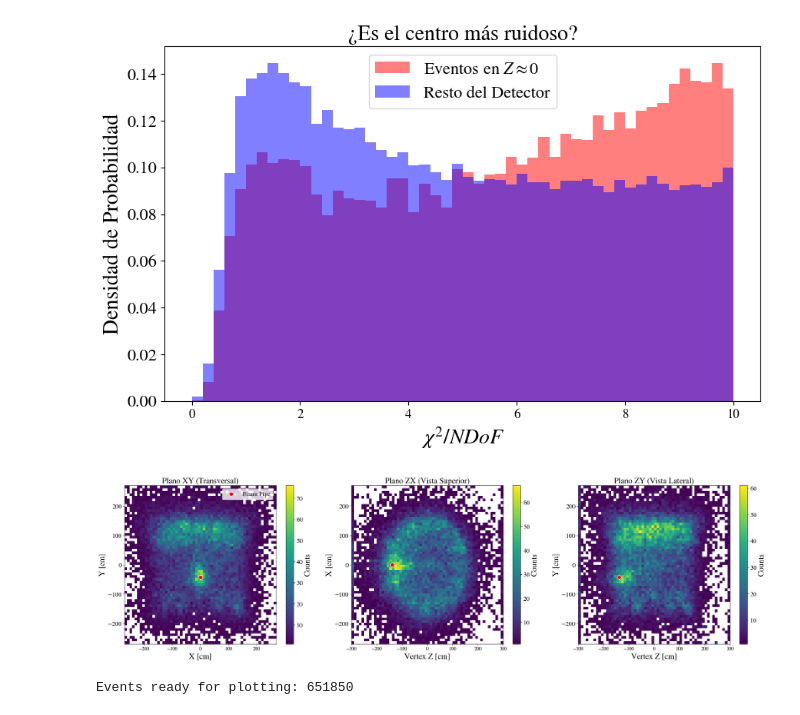
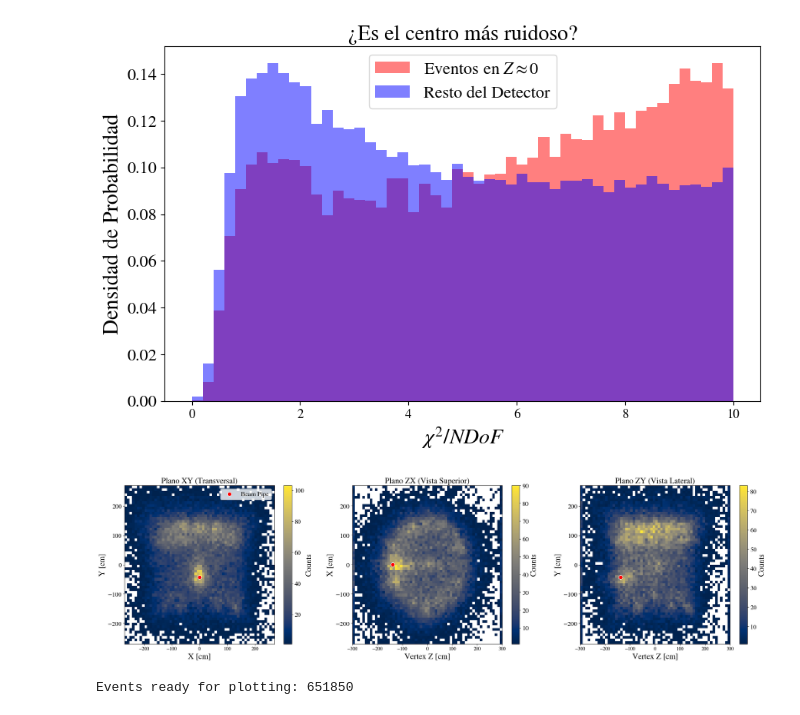
Before and after one commit to elenaramos44/9Li_analysis, a Jupyter notebook: notebooks/multilat_vertex.ipynb, the cells around one changed output. Saved outputs shown, nothing was run; the diff lists cells and outputs as text; code cells hidden in the pictures.

```diff
--- a/notebooks/multilat_vertex.ipynb
+++ b/notebooks/multilat_vertex.ipynb
@@ -33,7 +33,7 @@ sys.path.append(f"{root_path}/lib")
 os.environ["WCSIM_BUILD_DIR"] = "/scratch/elena/wcsim-install"
 os.environ["BONSAIDIR"] = "/scratch/elena/bonsai"
 
-# --- 2. CUSTOM SCRIPT IMPORTS ---
+
 sys.path.append("/scratch/elena/9Li/scripts")
 import functions_bonsai
 import functions_multilateration
@@ -47,14 +47,11 @@ processed_files = sorted(glob(f"{processed_folder}/*.pkl"))
 
 print(f"Found {len(processed_files)} processed files.")
 
-# ... (mantén tus imports y configuración de entorno igual)
-
 if len(processed_files) > 0:
-    # 1. GEOMETRY (UNCHANGED)
     geo_data = functions_bonsai.get_geo_mapping()
     lookup = functions_bonsai.build_lookup_table(geo_data)
 
-    # 2. LOAD DATA
+
     dfs = [pd.read_pickle(f) for f in processed_files]
     df_all = pd.concat(dfs, ignore_index=True)
 
@@ -62,15 +59,6 @@ if len(processed_files) > 0:
 
     # 3. QUALITY CHECK MEJORADO
     if 'chi2_ndof' in df_all.columns:
-        # Solo calculamos la media de los que tuvieron éxito (no NaNs)
         valid_fits = df_all[df_all['fit_success'] == True]
-        avg_chi2 = valid_fits['chi2_ndof'].mean()
-        avg_rms = valid_fits['time_rms'].mean()
         print(f"Fits exitosos: {len(valid_fits)}")
-        print(f"Average Chi2/NDoF: {avg_chi2:.2f}")
-        print(f"Average Time RMS: {avg_rms:.2f} ns")
-
-    # 4. APLICAR EL OFFSET FÍSICO (Lo que discutimos del Beam Pipe)
-    # Creamos la columna global para que los plots salgan en 138cm y no en 0
-    df_all['vertex_z_global'] = df_all['vertex_z'] + 138.0
 # %% [output]
@@ -282,52 +382,48 @@ plt.show()
 # %% [output]
 [figure]
 # %%
-# 1. Filtro: Ajustes exitosos, calidad estadística y limpieza de artefactos
-# Filtro optimizado: Éxito de ajuste, Calidad matemática Y Calidad temporal
 mask = (df_all['fit_success'] == True) & \
-       (df_all['chi2_ndof'] < 3.5) & \
-       (df_all['time_rms'] < 3.0) & \
+       (df_all['chi2_ndof'] < 5) & \
        (df_all['vertex_z'] != 0) & \
        (df_all['vertex_x'].abs() < 270) & \
        (df_all['vertex_y'].abs() < 270)
 
 df_clean = df_all[mask].copy()
 
 fig, axs = plt.subplots(1, 3, figsize=(24, 7))
 
-# --- COORDENADAS REALES DEL BEAM PIPE ---
-# Posición física proporcionada: x=0, y=-42.47 (vertical), z=138.79
+
 beam_pipe = [0.0, -42.47, -138.79]
 
-# Plano XY (Transversal: X vs Y)
-im0 = axs[0].hist2d(df_clean['vertex_x'], df_clean['vertex_y'], bins=60, cmap='viridis', cmin=1)
+# Plano XY
+im0 = axs[0].hist2d(df_clean['vertex_x'], df_clean['vertex_y'], bins=60, cmap='cividis', cmin=1)
 axs[0].scatter(beam_pipe[0], beam_pipe[1], color='red', s=100, edgecolors='white', label='Beam Pipe')
 axs[0].set_title("Plano XY (Transversal)")
 axs[0].set_xlabel("X [cm]")
 axs[0].set_ylabel("Y [cm]")
 axs[0].legend(loc='upper right')
 plt.colorbar(im0[3], ax=axs[0], label='Counts')
 
-# Plano ZX (Vista Superior: Z vs X)
-im1 = axs[1].hist2d(df_clean['vertex_z'], df_clean['vertex_x'], bins=60, cmap='viridis', cmin=1)
+# Plano ZX
+im1 = axs[1].hist2d(df_clean['vertex_z'], df_clean['vertex_x'], bins=60, cmap='cividis', cmin=1)
 axs[1].scatter(beam_pipe[2], beam_pipe[0], color='red', s=100, edgecolors='white')
 axs[1].set_title("Plano ZX (Vista Superior)")
 axs[1].set_xlabel("Vertex Z [cm]")
 axs[1].set_ylabel("X [cm]")
 plt.colorbar(im1[3], ax=axs[1], label='Counts')
 
-# Plano ZY (Vista Lateral: Z vs Y)
-im2 = axs[2].hist2d(df_clean['vertex_z'], df_clean['vertex_y'], bins=60, cmap='viridis', cmin=1)
+# Plano ZY
+im2 = axs[2].hist2d(df_clean['vertex_z'], df_clean['vertex_y'], bins=60, cmap='cividis', cmin=1)
 axs[2].scatter(beam_pipe[2], beam_pipe[1], color='red', s=100, edgecolors='white')
 axs[2].set_title("Plano ZY (Vista Lateral)")
 axs[2].set_xlabel("Vertex Z [cm]")
 axs[2].set_ylabel("Y [cm]")
 plt.colorbar(im2[3], ax=axs[2], label='Counts')
 
 plt.tight_layout()
 plt.show()
 # %% [output]
-[figure, old version]
+[figure, new version]
 # %%
 # Convert nanoseconds to milliseconds
 df_all['t_window_start_rel_ms'] = df_all['t_window_start_rel_ns'] / 1e6
```
Also changed, not shown: parts of 16 cells of this notebook.
